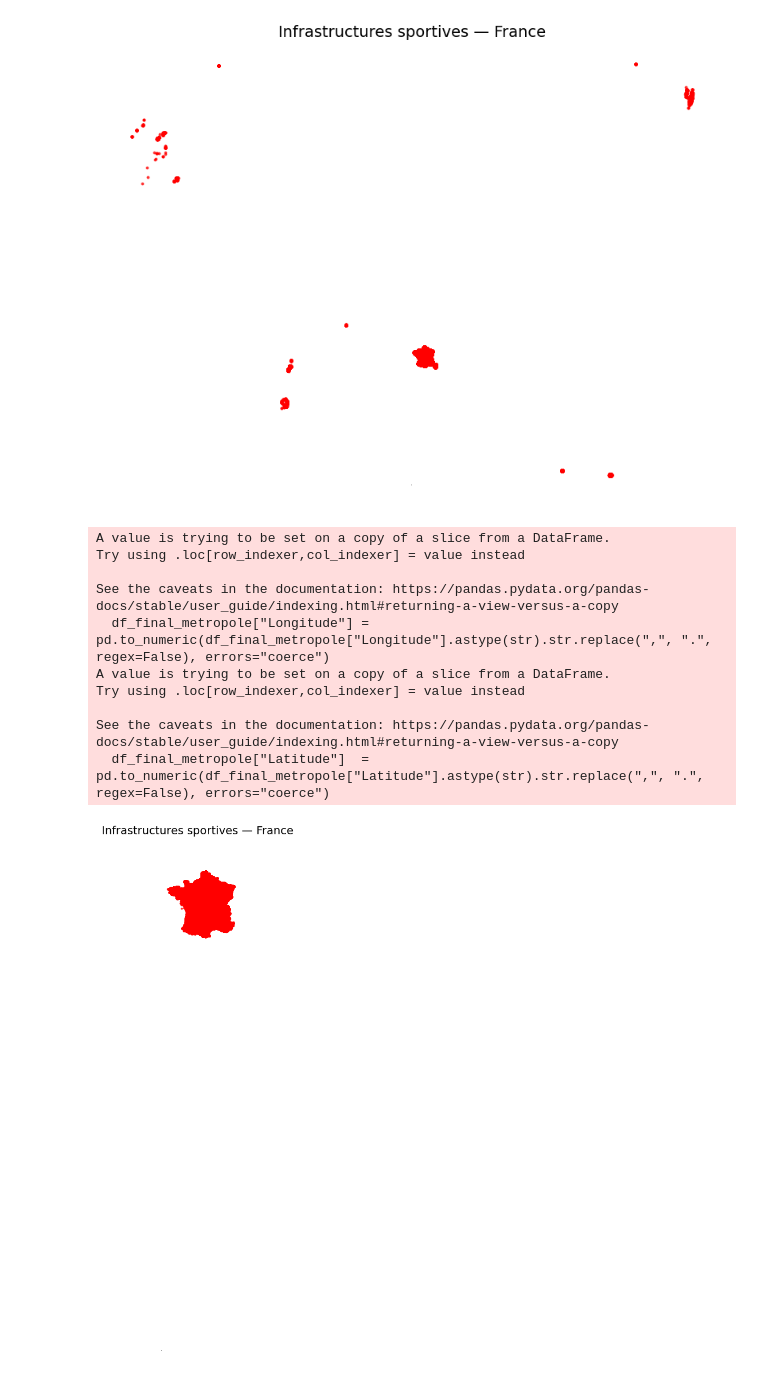
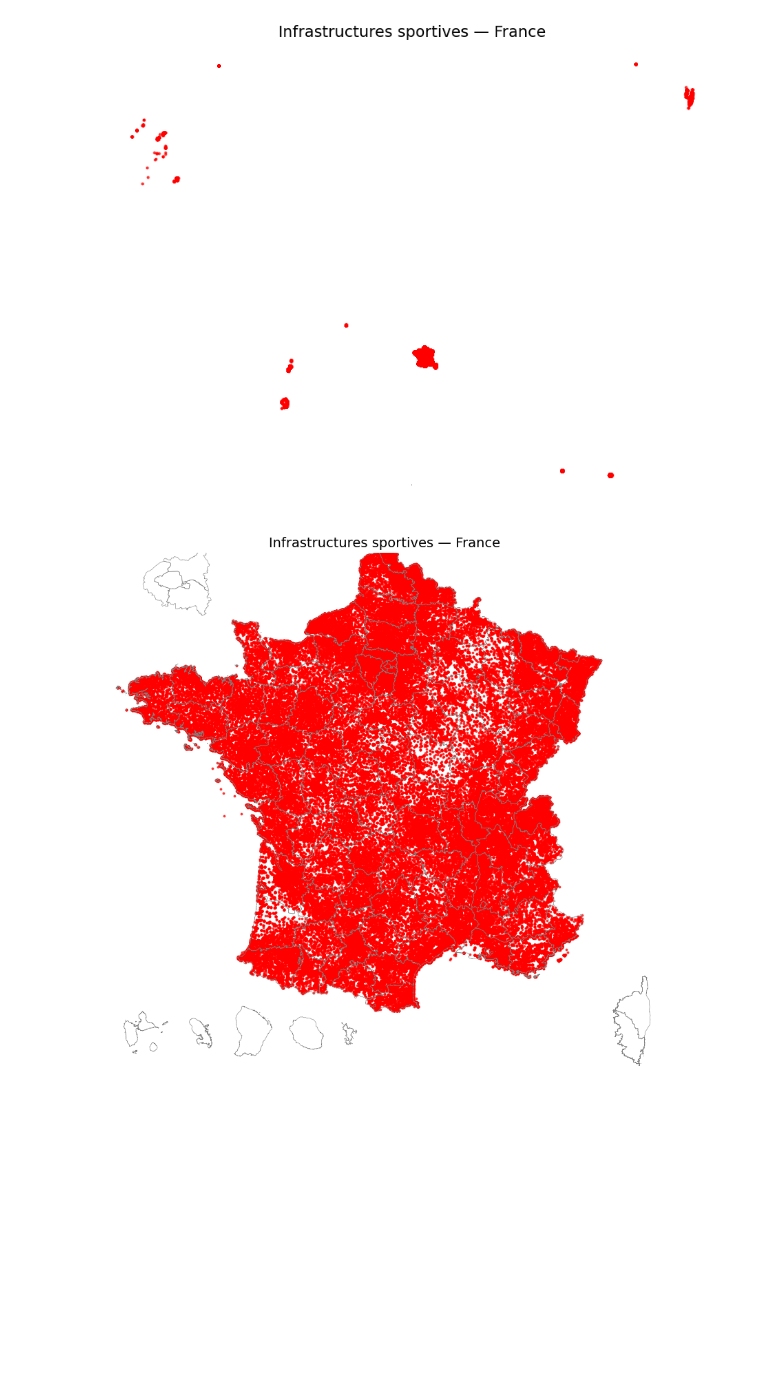
Before and after one commit to MaximeHirsch/Projet-python-deserts-sportifs, a Jupyter notebook: Projet.ipynb, the cells around one changed output. Drawn from its saved outputs; the diff is of its cells as text; code cells hidden in the pictures; blank space fills up the shorter version.

```diff
--- a/Projet.ipynb
+++ b/Projet.ipynb
@@ -132,7 +132,7 @@ Maintenant faisons une carte de la france avec toutes les infrastructures sporti
 url_or_gdf = carti_download(
     "France",
     crs=4326,
-    borders="COMMUNE",
+    borders="DEPARTEMENT",
     vectorfile_format="geojson",
     filter_by="FRANCE_ENTIERE_DROM_RAPPROCHES",
     source="EXPRESS-COG-CARTO-TERRITOIRE",
@@ -151,5 +151,4 @@ gdf = gdf.to_crs("EPSG:2154")
 ax = gdf.boundary.plot(figsize=(10, 12), linewidth=0.2, color="gray")
 ax.set_title("France")
 ax.set_axis_off()
-plt.show()
 # %% [output]
@@ -182,40 +181,31 @@ plt.show()
 # %%
 '''
 On constate qu'on trace les pointds sur une carte monde, il faut donc enlever les données des DROM de notre df et
 garder uniquement les communes avec un code INSEE entre les départements du 01 et du 95.
 '''
 
 df_final["Département Code"] = pd.to_numeric(df_final["Département Code"], errors="coerce")
 
-df_final_metropole = df_final[(df_final["Département Code"] >= 1) & (df_final["Département Code"] <= 95)]
+df_final_metropole = df_final[(df_final["Département Code"] >= 1) & (df_final["Département Code"] <= 95)].copy()
 
 df_final_metropole["Longitude"] = pd.to_numeric(df_final_metropole["Longitude"].astype(str).str.replace(",", ".", regex=False), errors="coerce")
 df_final_metropole["Latitude"]  = pd.to_numeric(df_final_metropole["Latitude"].astype(str).str.replace(",", ".", regex=False), errors="coerce")
 df_final_metropole = df_final_metropole.dropna(subset=["Longitude", "Latitude"]).reset_index(drop=True)
 
 gdf_pts = gpd.GeoDataFrame(
     df_final_metropole,
     geometry=gpd.points_from_xy(df_final_metropole["Longitude"], df_final_metropole["Latitude"]),
     crs="EPSG:4326"
 )
 
-gdf_pts = gdf_pts.to_crs("EPSG:2154")
+gdf_pts = gdf_pts.to_crs("EPSG:4326")
 
-fig, ax = plt.subplots(figsize=(10, 12))
+fig, ax = plt.subplots(figsize=(20, 10))
 url_or_gdf.boundary.plot(ax=ax, linewidth=0.4, color="gray")
 gdf_pts.plot(ax=ax, markersize=3, alpha=0.7, color="red")
+ax.set_xlim(-5.5, 10)
+ax.set_ylim(41, 51)
 ax.set_title("Infrastructures sportives — France", fontsize=14)
 ax.set_axis_off()
-plt.show()
 # %% [output]
-A value is trying to be set on a copy of a slice from a DataFrame.
-Try using .loc[row_indexer,col_indexer] = value instead
-
-See the caveats in the documentation: https://pandas.pydata.org/pandas-docs/stable/user_guide/indexing.html#returning-a-view-versus-a-copy
-  df_final_metropole["Longitude"] = pd.to_numeric(df_final_metropole["Longitude"].astype(str).str.replace(",", ".", regex=False), errors="coerce")
-A value is trying to be set on a copy of a slice from a DataFrame.
-Try using .loc[row_indexer,col_indexer] = value instead
-
-See the caveats in the documentation: https://pandas.pydata.org/pandas-docs/stable/user_guide/indexing.html#returning-a-view-versus-a-copy
-  df_final_metropole["Latitude"]  = pd.to_numeric(df_final_metropole["Latitude"].astype(str).str.replace(",", ".", regex=False), errors="coerce")
-[figure, old version]
+[figure, new version]
```
Also changed, not shown: parts of 2 cells of this notebook.
